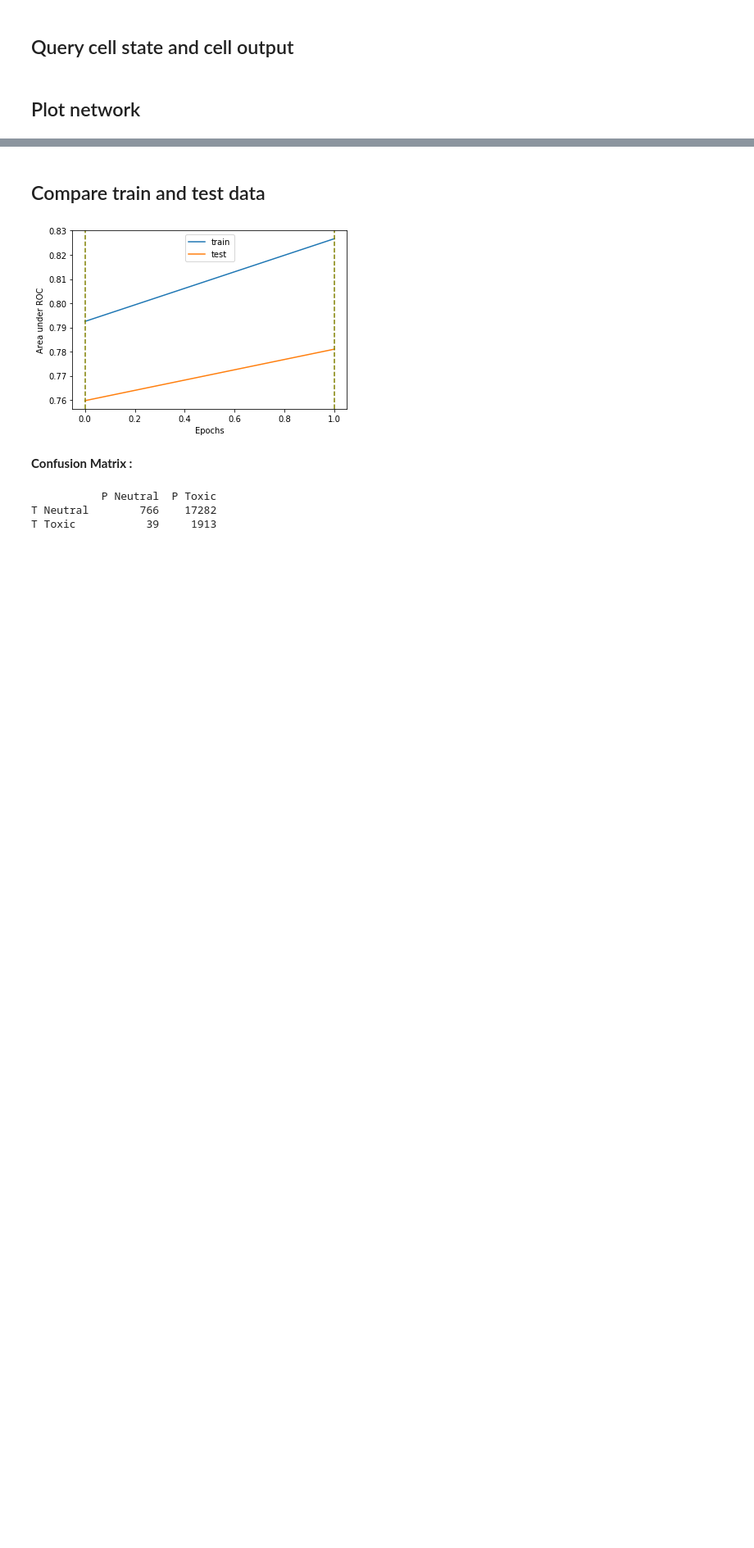
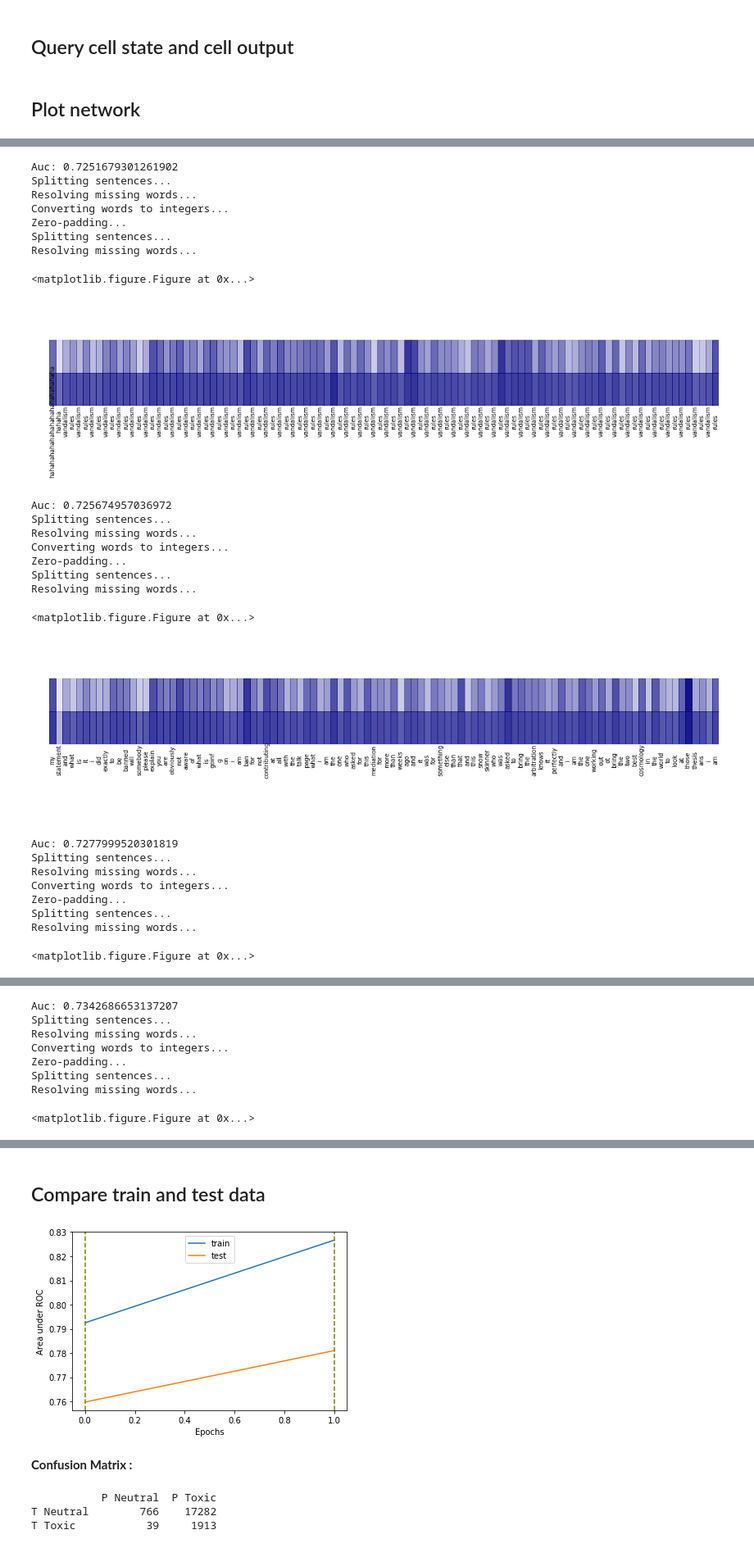
Before and after one commit to richwkc/Kaggle-Toxic-Comment-Classification-Challenge, a Jupyter notebook: codebase/visualize-rnn.ipynb, the cells around one changed output, grey strips where cells are left out. Shown at 82% size. Saved outputs shown, nothing was run; the diff lists cells and outputs as text; code cells hidden in the pictures; blank space fills up the shorter version.

```diff
--- a/codebase/visualize-rnn.ipynb
+++ b/codebase/visualize-rnn.ipynb
@@ -245,8 +265,8 @@ def plotActivations(sentence):
             color="navy")
          for (i, a) in zip(range(lstmUnits), normalizeOutput(outputActivations[0]))]
 
-    words = splitter.transform(pd.DataFrame([sentence], columns=["comment_text"]))[0]
-    for (i, word) in zip(range(len(words)), words):
+    words = splittingPipeline.transform(pd.DataFrame([sentence], columns=["comment_text"]))[0]
+    for (i, word) in zip(range(min(100, len(words))), words):
         text(i/lstmUnits, 0.3, word, fontsize=10, rotation="vertical", ha="left", va="center")
 
     ax = plt.gca()
@@ -347,0 +293,39 @@ Zero-padding...
+# %%
+%%time
+predictions = model.predict(testSentences, batch_size=4*batchSize)
+# %%
+sortedPredictions = np.abs(test.toxic - predictions[:, 1]).sort_values()
+
+worstPredictionsPositive = list(zip(test.loc[sortedPredictions[-5:].index.tolist()].comment_text, sortedPredictions[-5:]))
+bestPredictions = list(zip(test.loc[sortedPredictions[:5].index.tolist()].comment_text, sortedPredictions[:5]))
+# %%
+for (sentence, prediction) in bestPredictions:
+    print("Divergence: {}".format(prediction))
+    plotActivations(sentence)
+# %% [output]
+Auc: 0.7251679301261902
+Splitting sentences...
+Resolving missing words...
+Converting words to integers...
+Zero-padding...
+Splitting sentences...
+Resolving missing words...
+<matplotlib.figure.Figure at 0x...>
+[figure, added]
+Auc: 0.725674957036972
+Splitting sentences...
+Resolving missing words...
+Converting words to integers...
+Zero-padding...
+Splitting sentences...
+Resolving missing words...
+<matplotlib.figure.Figure at 0x...>
+[figure, added]
+Auc: 0.7277999520301819
+Splitting sentences...
+Resolving missing words...
+Converting words to integers...
+Zero-padding...
+Splitting sentences...
+Resolving missing words...
+<matplotlib.figure.Figure at 0x...>
@@ -347,0 +333,8 @@ Zero-padding...
+Auc: 0.7342686653137207
+Splitting sentences...
+Resolving missing words...
+Converting words to integers...
+Zero-padding...
+Splitting sentences...
+Resolving missing words...
+<matplotlib.figure.Figure at 0x...>
```
Also changed, not shown: parts of 11 cells of this notebook.
